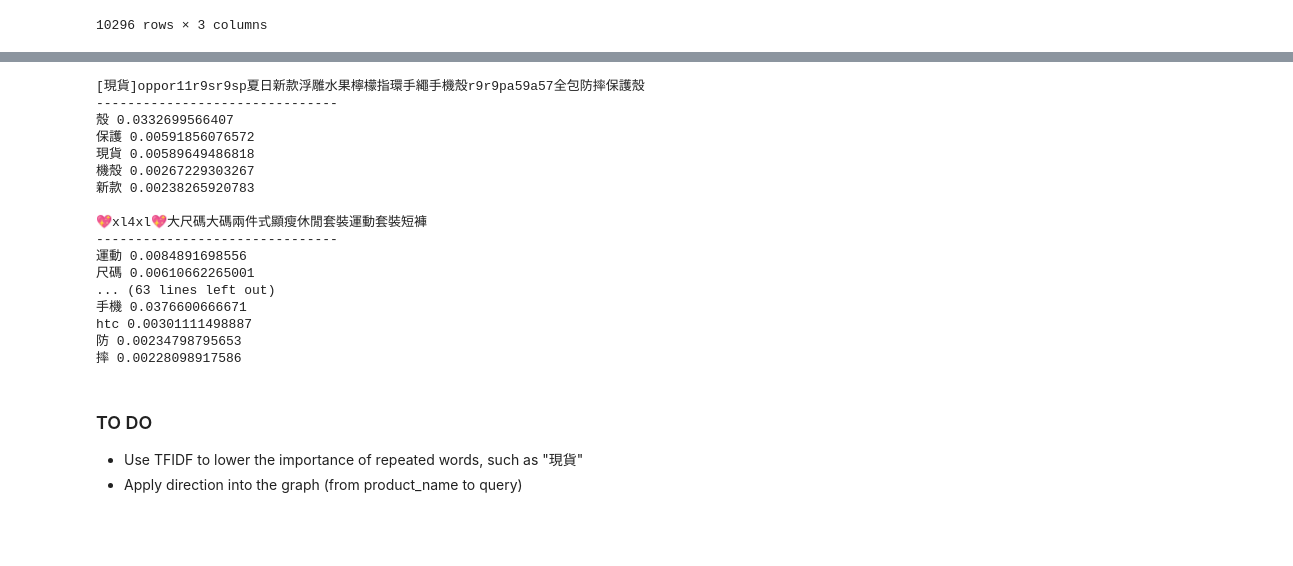
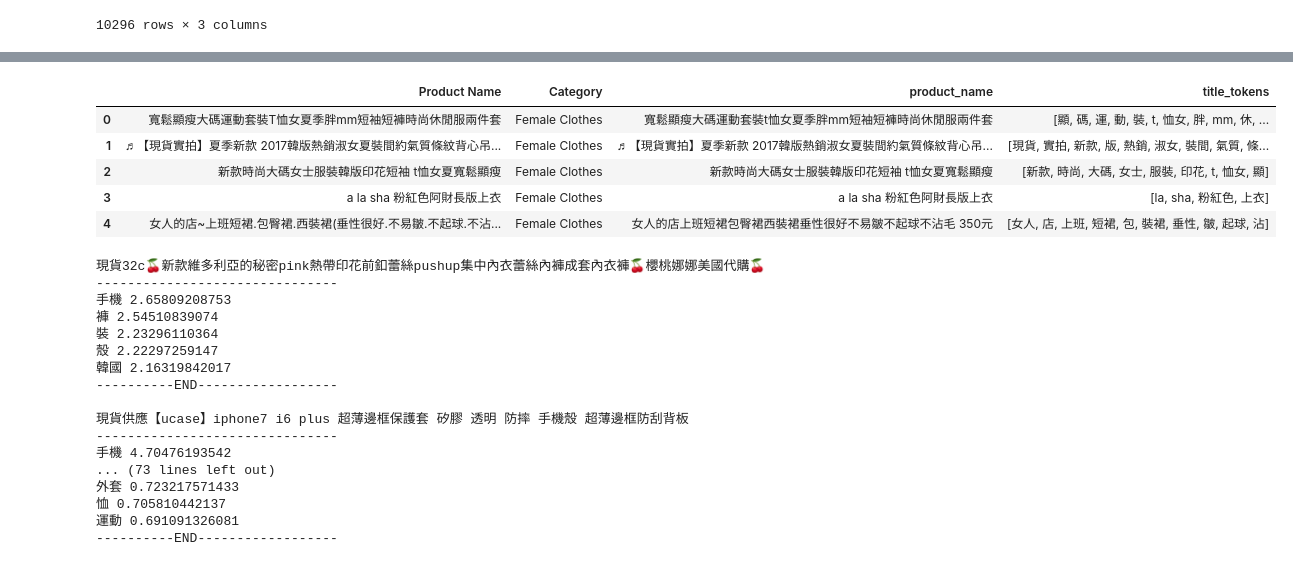
Before and after one commit to renruoxu/keyword_extraction, a Jupyter notebook: TagRank.ipynb, the cells around one changed output, grey strips where cells are left out. Cells and saved outputs as stored; diff of their text form; code cells hidden in the pictures; blank space fills up the shorter version.

```diff
--- a/TagRank.ipynb
+++ b/TagRank.ipynb
@@ -164,0 +307,10 @@ def print_ranking(i):
+# %%
+# load test data
+test_data = pd.read_csv("test.csv",sep="\t")
+test_data["product_name"] = test_data["Product Name"].map(preprocess)
+
+# tokenize
+%time titles = test_data.product_name.map(lambda x: list(tokenize(x)))
+test_data["title_tokens"] = titles
+test_data.head(5)
+# %% [output]
@@ -165,25 +319,28 @@ def print_ranking(i):
+|  | Product Name | Category | product_name | title_tokens |
+| 0 | 寬鬆顯瘦大碼運動套裝T恤女夏季胖mm短袖短褲時尚休閒服兩件套 | Female Clothes | 寬鬆顯瘦大碼運動套裝t恤女夏季胖mm短袖短褲時尚休閒服兩件套 | [顯, 碼, 運, 動, 裝, t, 恤女, 胖, mm, 休, ... |
+| 1 | ♬【現貨實拍】夏季新款 2017韓版熱銷淑女夏裝間約氣質條紋背心吊... | Female Clothes | ♬【現貨實拍】夏季新款 2017韓版熱銷淑女夏裝間約氣質條紋背心吊... | [現貨, 實拍, 新款, 版, 熱銷, 淑女, 裝間, 氣質, 條... |
+| 2 | 新款時尚大碼女士服裝韓版印花短袖 t恤女夏寬鬆顯瘦 | Female Clothes | 新款時尚大碼女士服裝韓版印花短袖 t恤女夏寬鬆顯瘦 | [新款, 時尚, 大碼, 女士, 服裝, 印花, t, 恤女, 顯] |
+| 3 | a la sha 粉紅色阿財長版上衣 | Female Clothes | a la sha 粉紅色阿財長版上衣 | [la, sha, 粉紅色, 上衣] |
+| 4 | 女人的店~上班短裙.包臀裙.西裝裙(垂性很好.不易皺.不起球.不沾... | Female Clothes | 女人的店上班短裙包臀裙西裝裙垂性很好不易皺不起球不沾毛 350元 | [女人, 店, 上班, 短裙, 包, 裝裙, 垂性, 皺, 起球, 沾] |
 # %%
-for i in np.random.choice(range(product_log.shape[0]),replace=False,size=10):
+# Sample results
+for i in np.random.choice(range(test_data.shape[0]),replace=False,size=10):
     print_ranking(i)
 # %% [output]
-[現貨]oppor11r9sr9sp夏日新款浮雕水果檸檬指環手繩手機殼r9r9pa59a57全包防摔保護殼
+現貨32c🍒新款維多利亞的秘密pink熱帶印花前釦蕾絲pushup集中內衣蕾絲內褲成套內衣褲🍒櫻桃娜娜美國代購🍒
 -------------------------------
-殼 0.0332699566407
-保護 0.00591856076572
-現貨 0.00589649486818
-機殼 0.00267229303267
-新款 0.00238265920783
+手機 2.65809208753
+褲 2.54510839074
+裝 2.23296110364
+殼 2.22297259147
+韓國 2.16319842017
+----------END------------------
 
-💖xl4xl💖大尺碼大碼兩件式顯瘦休閒套裝運動套裝短褲
+現貨供應【ucase】iphone7 i6 plus 超薄邊框保護套 矽膠 透明 防摔 手機殼 超薄邊框防刮背板
 -------------------------------
-運動 0.0084891698556
-尺碼 0.00610662265001
-... (63 lines left out)
-手機 0.0376600666671
-htc 0.00301111498887
-防 0.00234798795653
-摔 0.00228098917586
+手機 4.70476193542
+... (73 lines left out)
+外套 0.723217571433
+恤 0.705810442137
+運動 0.691091326081
+----------END------------------
-# %% [markdown]
-### TO DO
-- Use TFIDF to lower the importance of repeated words, such as "現貨"
-- Apply direction into the graph (from product_name to query)
```
Also changed, not shown: parts of 21 cells of this notebook, 3 other files.
